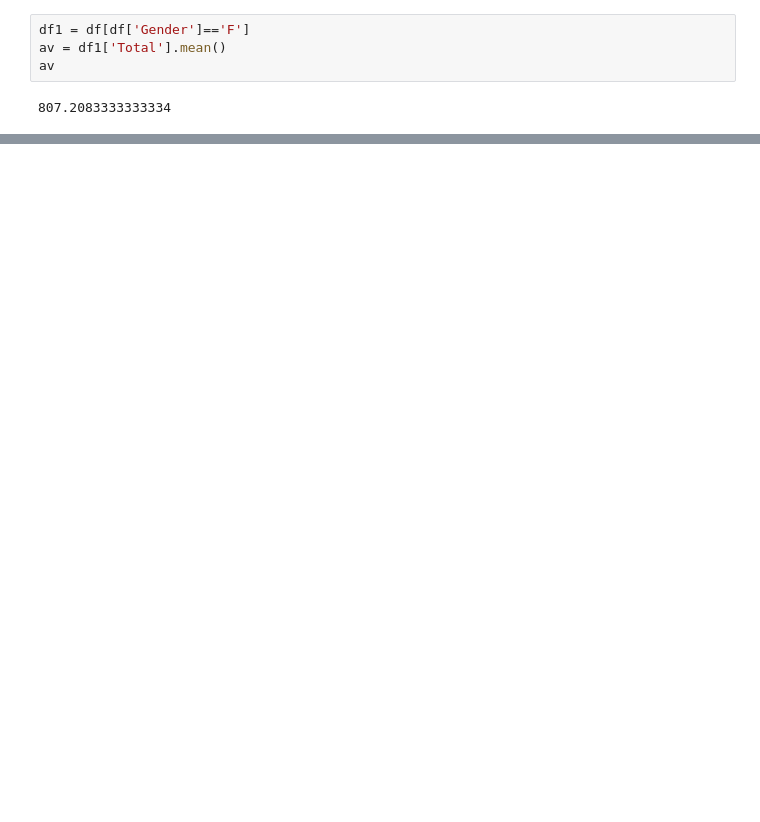
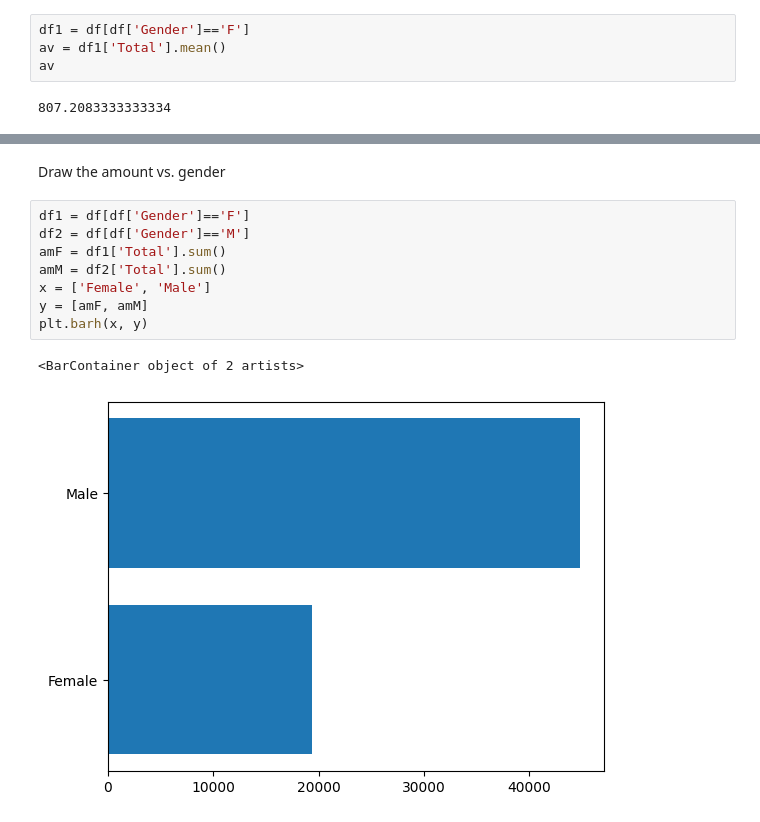
Before and after one commit to mazawi/COMP377, a Jupyter notebook: DataFrames/Balance/Dataframe1.ipynb, the cells around one changed output, grey strips where cells are left out. Saved outputs shown, nothing was run; the diff lists cells and outputs as text; blank space fills up the shorter version.

```diff
--- a/DataFrames/Balance/Dataframe1.ipynb
+++ b/DataFrames/Balance/Dataframe1.ipynb
@@ -98,0 +135,13 @@ av
+# %% [markdown]
+Draw the amount vs. gender
+# %%
+df1 = df[df['Gender']=='F']
+df2 = df[df['Gender']=='M']
+amF = df1['Total'].sum()
+amM = df2['Total'].sum()
+x = ['Female', 'Male']
+y = [amF, amM]
+plt.barh(x, y)
+# %% [output]
+<BarContainer object of 2 artists>
+[figure, added]
```
Also changed, not shown: parts of 9 cells of this notebook.
